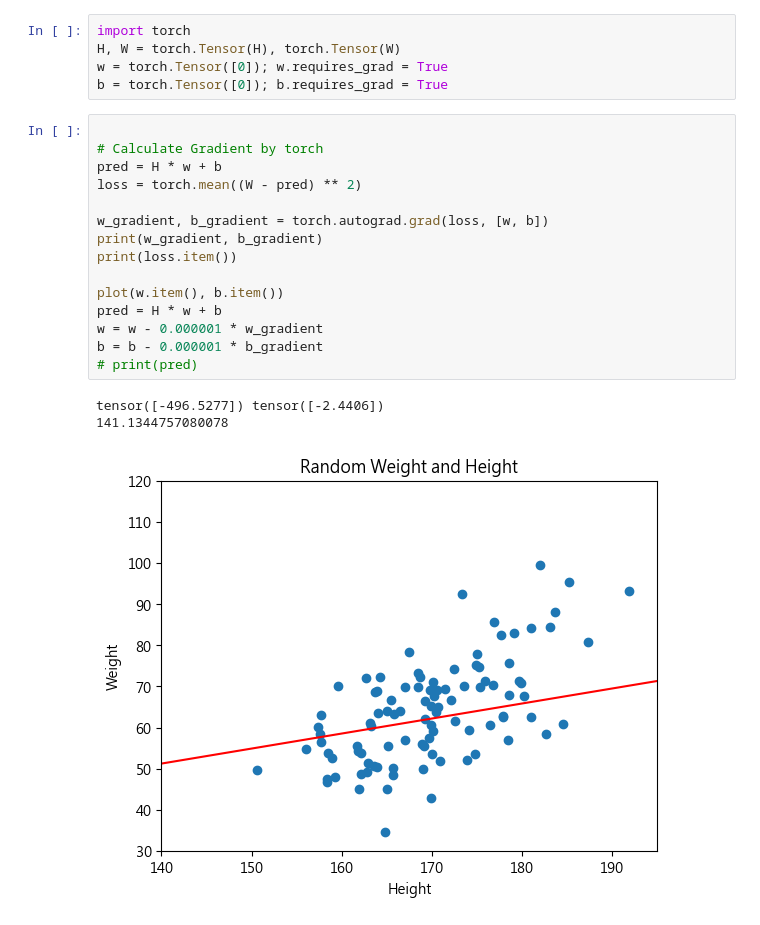
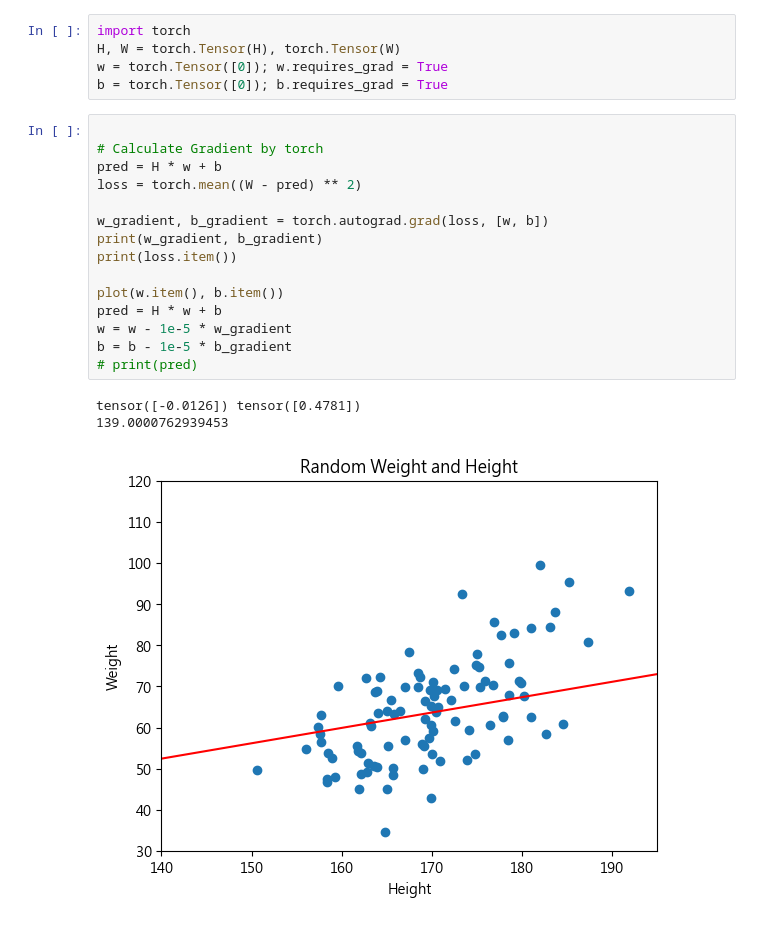
Before and after one commit to winshow0515/ML_exercise, a Jupyter notebook: torch_lin_reg.ipynb, the cells around one changed output. Drawn from its saved outputs; the diff is of its cells as text.

```diff
--- a/torch_lin_reg.ipynb
+++ b/torch_lin_reg.ipynb
@@ -36,19 +36,19 @@ b = torch.Tensor([0]); b.requires_grad = True
 # %%
 
 # Calculate Gradient by torch
 pred = H * w + b
 loss = torch.mean((W - pred) ** 2)
 
 w_gradient, b_gradient = torch.autograd.grad(loss, [w, b])
 print(w_gradient, b_gradient)
 print(loss.item())
 
 plot(w.item(), b.item())
 pred = H * w + b
-w = w - 0.000001 * w_gradient
-b = b - 0.000001 * b_gradient
+w = w - 1e-5 * w_gradient
+b = b - 1e-5 * b_gradient
 # print(pred)
 # %% [output]
-tensor([-496.5277]) tensor([-2.4406])
-141.1344757080078
+tensor([-0.0126]) tensor([0.4781])
+139.0000762939453
-[figure, old version]
+[figure, new version]
```
Also changed, not shown: 1 other file.
